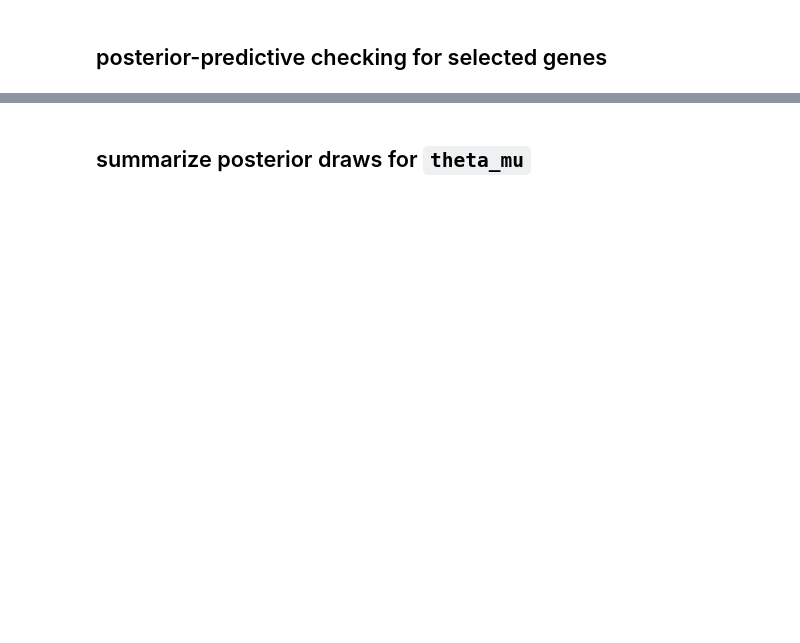
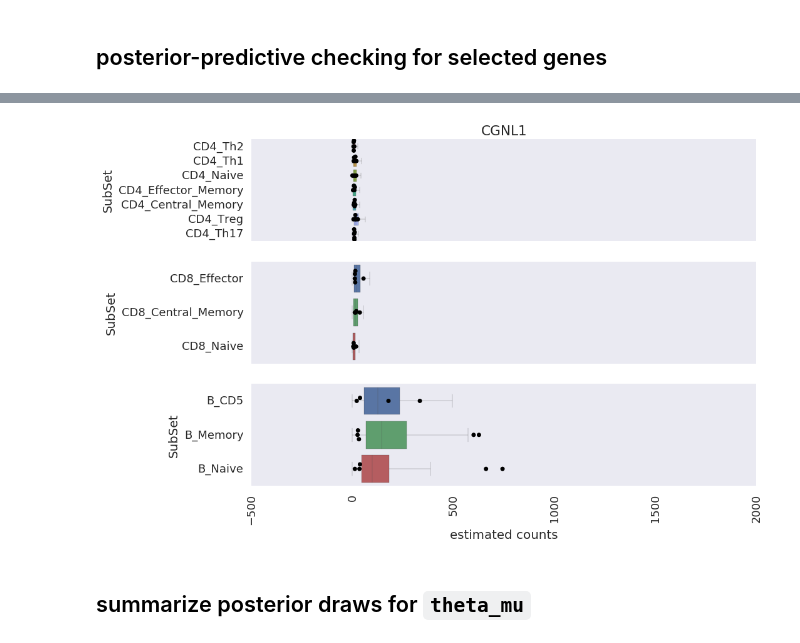
Before and after one commit to hammerlab/immune-infiltrate-explorations, a Jupyter notebook: behavior_of_rnaseq_data/0.862 model5 by SubSet (n=500).ipynb, the cells around one changed output, grey strips where cells are left out. Cells and saved outputs as stored; diff of their text form; code cells hidden in the pictures; blank space fills up the shorter version.

```diff
--- a/behavior_of_rnaseq_data/0.862 model5 by SubSet (n=500).ipynb
+++ b/behavior_of_rnaseq_data/0.862 model5 by SubSet (n=500).ipynb
@@ -140,3 +141,8 @@ with sns.plotting_context('talk'):
+# %%
+models.plot_posterior_predictive_checks(model_fit=model_fit, plot_genes=top_genes[1:], sample_df=sample_df,
+                                        yrep_df=yrep_df, n_genes=1)
+# %% [output]
+[figure, added]
 # %% [markdown]
 ## summarize posterior draws for `theta_mu`
 # %%
```
Also changed, not shown: parts of 15 cells of this notebook, 7 other files.
